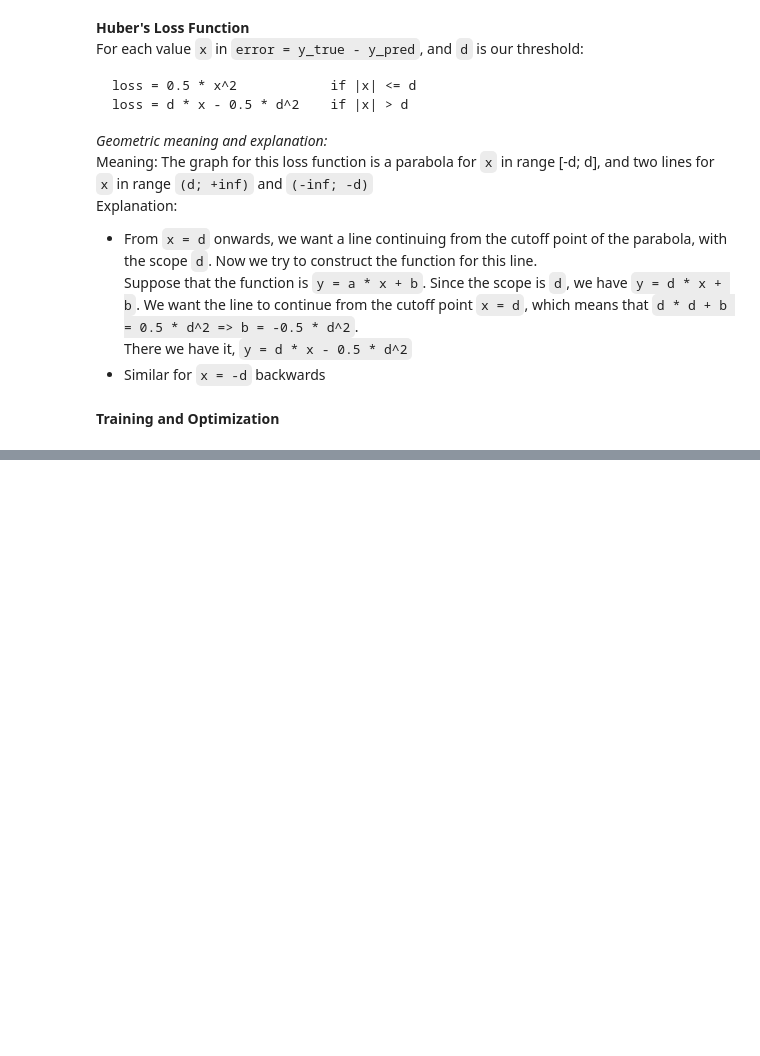
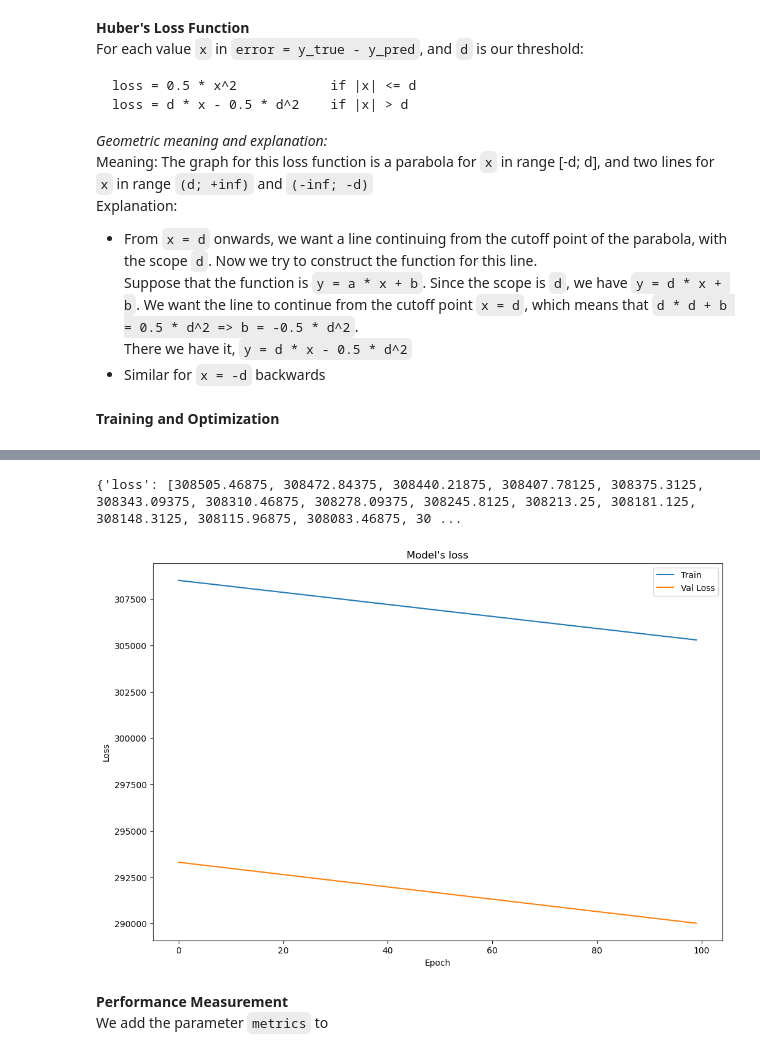
Before and after one commit to DangGiaChi/Deep-Learning-for-Computer-Vision-with-Python-and-TensorFlow-Course, a Jupyter notebook: Car-Price-Prediction/Car_price_prediction.ipynb, the cells around one changed output, grey strips where cells are left out. Drawn from its saved outputs; the diff is of its cells as text; code cells hidden in the pictures; blank space fills up the shorter version.

Commit message:
Getting to Validation and Testing

```diff
--- a/Car-Price-Prediction/Car_price_prediction.ipynb
+++ b/Car-Price-Prediction/Car_price_prediction.ipynb
@@ -139,0 +147,5 @@ Now that we understand how `Normalization()` works, let's use it to normalize ou
+# %%
+TRAIN_RATIO = 0.8
+VAL_RATIO = 0.1
+TEST_RATIO = 1 - TRAIN_RATIO - VAL_RATIO
+DATASET_SIZE = len(X)
@@ -139,0 +160,5 @@ Now that we understand how `Normalization()` works, let's use it to normalize ou
+# %%
+x_val = X[int(DATASET_SIZE*TRAIN_RATIO):int(DATASET_SIZE*(TRAIN_RATIO+VAL_RATIO))]
+y_val = Y[int(DATASET_SIZE*TRAIN_RATIO):int(DATASET_SIZE*(TRAIN_RATIO+VAL_RATIO))]
+print(x_val.shape)
+print(y_val.shape)
@@ -210,6 +250,6 @@ Explanation:
  There we have it, `y = d * x - 0.5 * d^2`
  - Similar for `x = -d` backwards
 # %%
-model.compile(loss = MeanAbsoluteError())
+model.compile(loss = MeanAbsoluteError(), optimizer=Adam(learning_rate=1))
 # %% [markdown]
 **Training and Optimization**
@@ -216,2 +258,2 @@ model.compile(loss = MeanAbsoluteError())
 # %%
-model.fit(X, Y, epochs = 100, verbose = 1)
+process = model.fit(X, Y, validation_data=(x_val, y_val), epochs = 100, verbose = 1)
@@ -217,0 +285,18 @@ model.fit(X, Y, epochs = 100, verbose = 1)
+# %%
+print(process.history)
+# %% [output]
+{'loss': [308505.46875, 308472.84375, 308440.21875, 308407.78125, 308375.3125, 308343.09375, 308310.46875, 308278.09375, 308245.8125, 308213.25, 308181.125, 308148.3125, 308115.96875, 308083.46875, 30 ...
+# %%
+plt.figure(figsize=(12,8))
+plt.plot(process.history["loss"])
+plt.plot(process.history["val_loss"])
+plt.xlabel("Epoch")
+plt.ylabel("Loss")
+plt.legend(["Train", "Val Loss"])
+plt.title("Model's loss")
+plt.show();
+# %% [output]
+[figure, added]
+# %% [markdown]
+**Performance Measurement**
+We add the parameter `metrics` to
```
Also changed, not shown: parts of 24 cells of this notebook, 2 other files.
